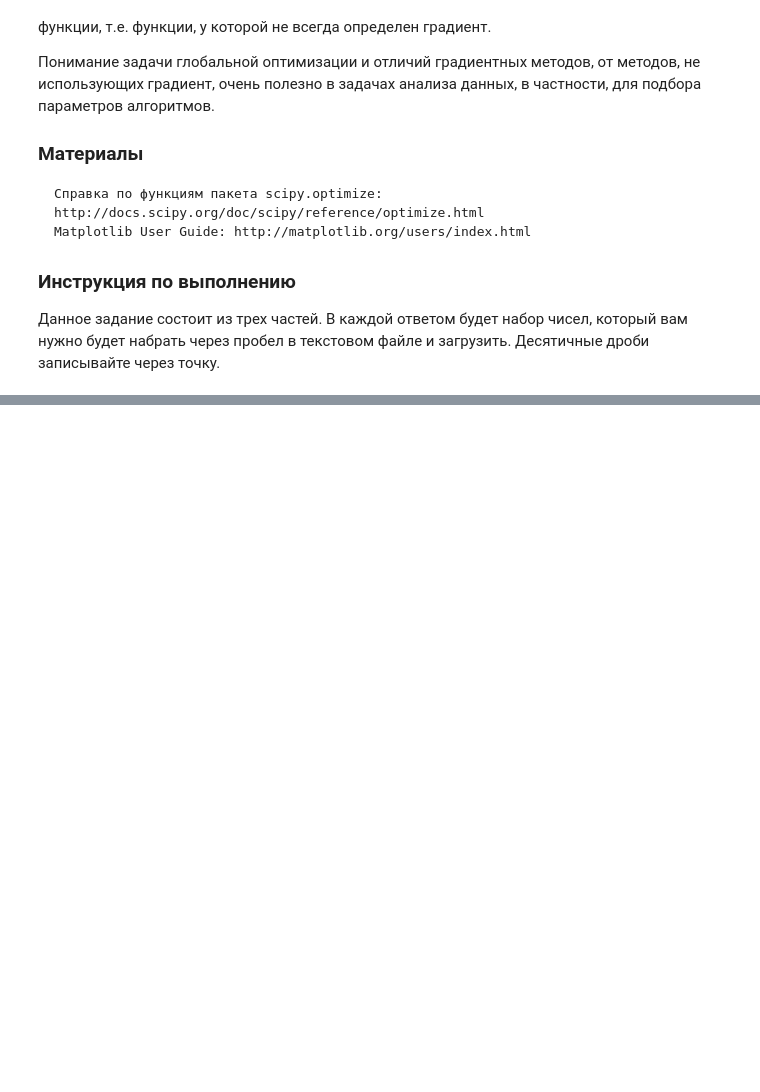
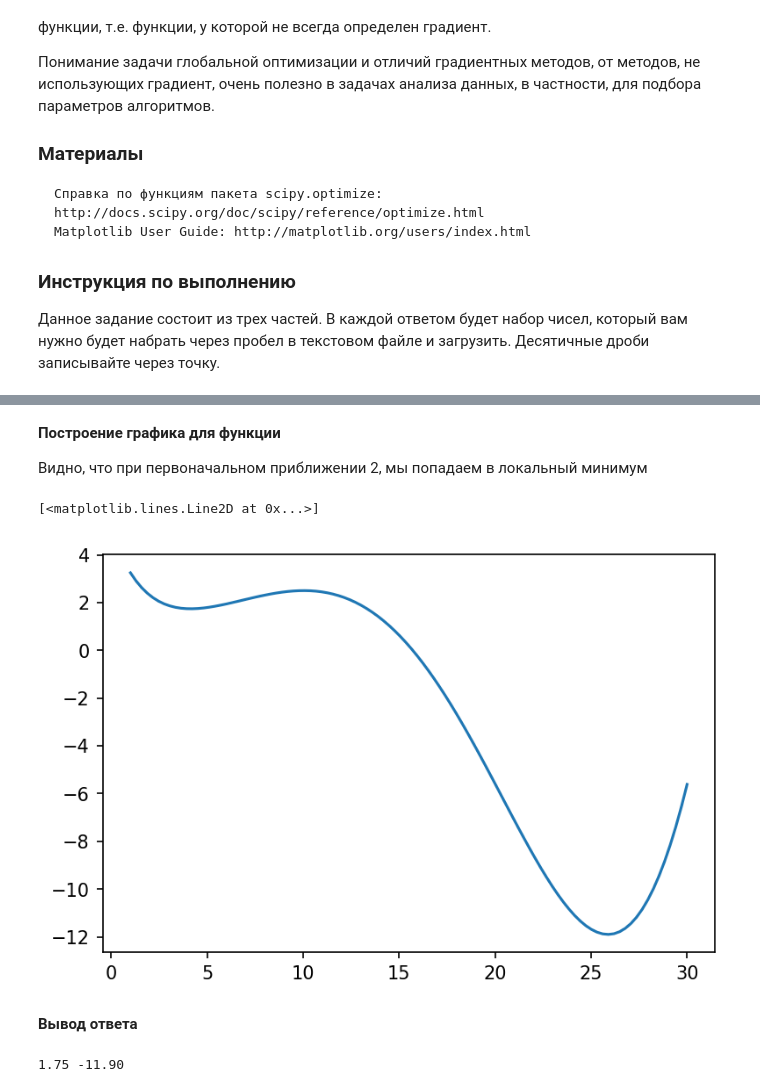
Before and after one commit to danfimov/coursera, a Jupyter notebook: Машинное обучение и анализ данных/Математика и Python для анализа данных/week_3/assigments/assigment_1.ipynb, the cells around one changed output, grey strips where cells are left out. Saved outputs shown, nothing was run; the diff lists cells and outputs as text; code cells hidden in the pictures; blank space fills up the shorter version.

```diff
--- a/Машинное обучение и анализ данных/Математика и Python для анализа данных/week_3/assigments/assigment_1.ipynb
+++ b/Машинное обучение и анализ данных/Математика и Python для анализа данных/week_3/assigments/assigment_1.ipynb
@@ -34,0 +37,7 @@
+# %%
+import numpy as np
+from scipy.optimize import minimize
+
+f = lambda x: np.sin(x / 5) * np.exp(x / 10) + 5 * np.exp(-x / 2)
+for x0 in range(1, 31):
+    print('{:2d}  {}'.format(x0, minimize(f, x0)['x'][0]))
@@ -35,3 +92,23 @@
+# %% [markdown]
+__Построение графика для функции__
+
+Видно, что при первоначальном приближении 2, мы попадаем в локальный минимум
+# %%
+import matplotlib.pyplot as plt
+
+x = np.linspace(1, 30, 100)
+plt.figure(dpi = 150)
+plt.plot(x, f(x))
+# %% [output]
+[<matplotlib.lines.Line2D at 0x...>]
+[figure, added]
+# %% [markdown]
+__Вывод ответа__
+# %%
+print('{:.2f}'.format(minimize(f, 2, method='BFGS')['fun']), end=' ')
+print('{:.2f}'.format(minimize(f, 30, method='BFGS')['fun']))
+# %% [output]
+1.75 -11.90
 # %% [markdown]
 ## Задача 2: Глобальная оптимизация
 
```
Also changed, not shown: parts of 23 cells of this notebook.
